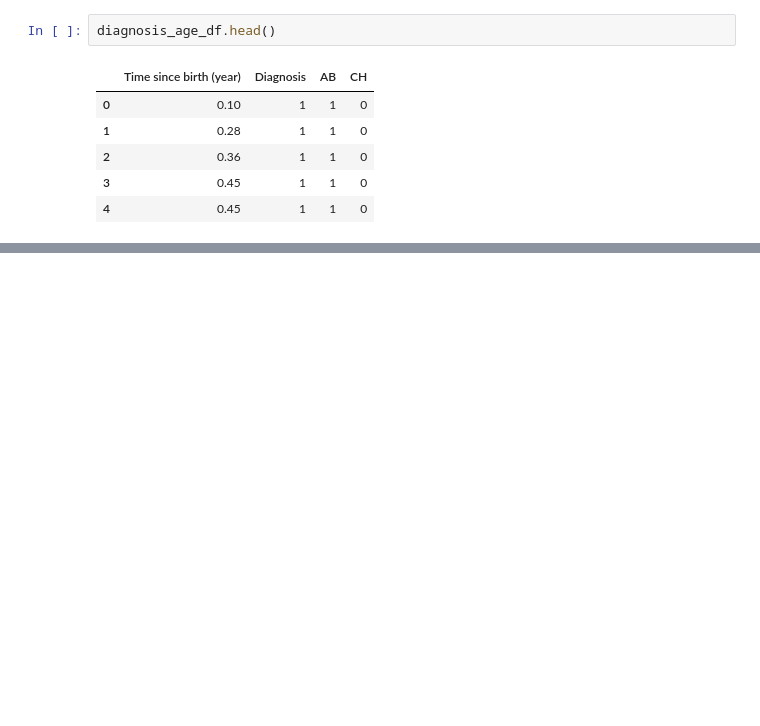
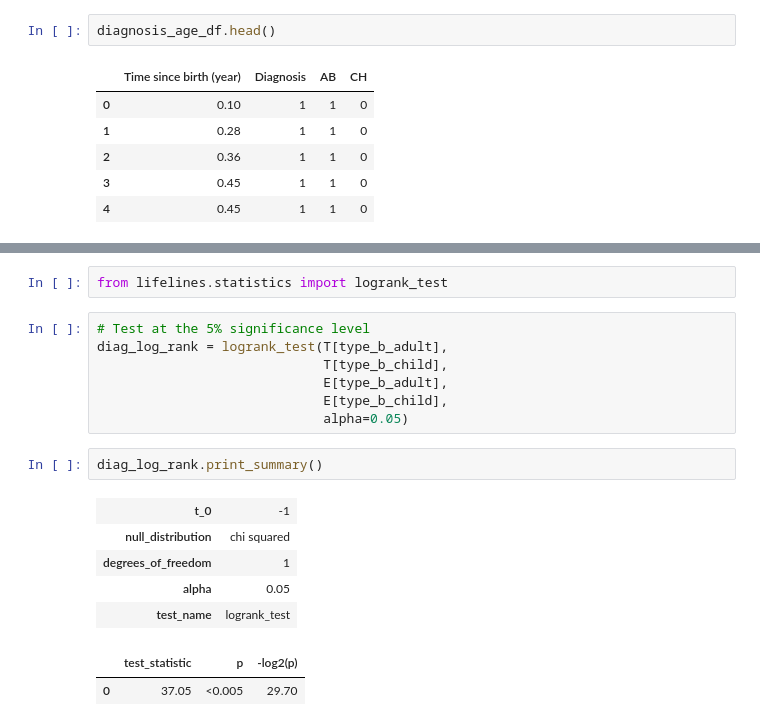
Before and after one commit to davidzhao1015/survival-analysis-case-example, a Jupyter notebook: survival-analysis-ASMD-example.ipynb, the cells around one changed output, grey strips where cells are left out. Cells and saved outputs as stored; diff of their text form; blank space fills up the shorter version.

```diff
--- a/survival-analysis-ASMD-example.ipynb
+++ b/survival-analysis-ASMD-example.ipynb
@@ -29,0 +75,19 @@ diagnosis_age_df.head()
+# %%
+from lifelines.statistics import logrank_test
+# %%
+# Test at the 5% significance level
+diag_log_rank = logrank_test(T[type_b_adult],
+                             T[type_b_child],
+                             E[type_b_adult],
+                             E[type_b_child],
+                             alpha=0.05)
+# %%
+diag_log_rank.print_summary()
+# %% [output]
+| t_0 | -1 |
+| null_distribution | chi squared |
+| degrees_of_freedom | 1 |
+| alpha | 0.05 |
+| test_name | logrank_test |
+|  | test_statistic | p | -log2(p) |
+| 0 | 37.05 | <0.005 | 29.70 |
```
Also changed, not shown: parts of 9 cells of this notebook.
